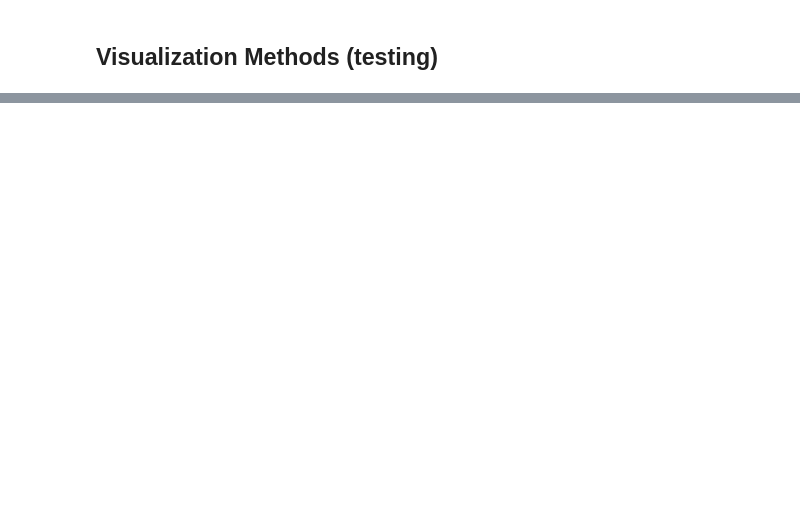
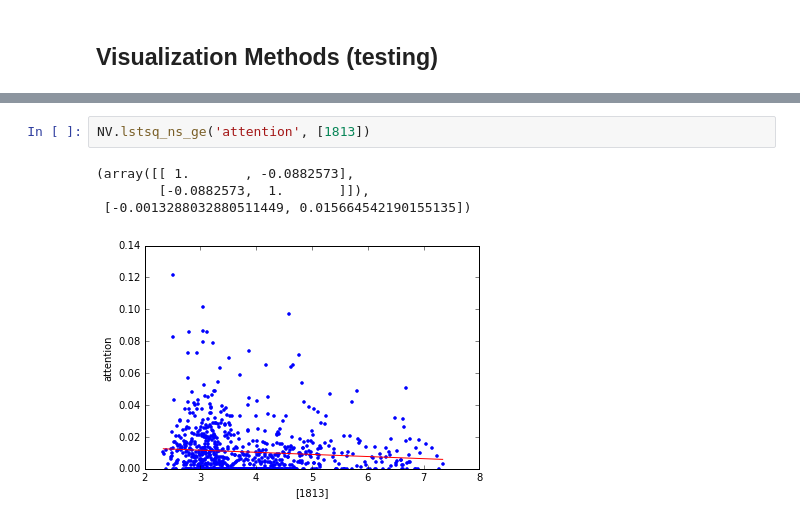
Before and after one commit to voytekresearch/nsaba, a Jupyter notebook: notebooks/testing/testing_nsaba.ipynb, the cells around one changed output, grey strips where cells are left out. Saved outputs shown, nothing was run; the diff lists cells and outputs as text; blank space fills up the shorter version.

```diff
--- a/notebooks/testing/testing_nsaba.ipynb
+++ b/notebooks/testing/testing_nsaba.ipynb
@@ -131,0 +167,7 @@ visualize_ns('attention')
+# %%
+NV.lstsq_ns_ge('attention', [1813])
+# %% [output]
+(array([[ 1.       , -0.0882573],
+        [-0.0882573,  1.       ]]),
+ [-0.0013288032880511449, 0.015664542190155135])
+[figure, added]
```
Also changed, not shown: parts of 13 cells of this notebook, 5 other files.
